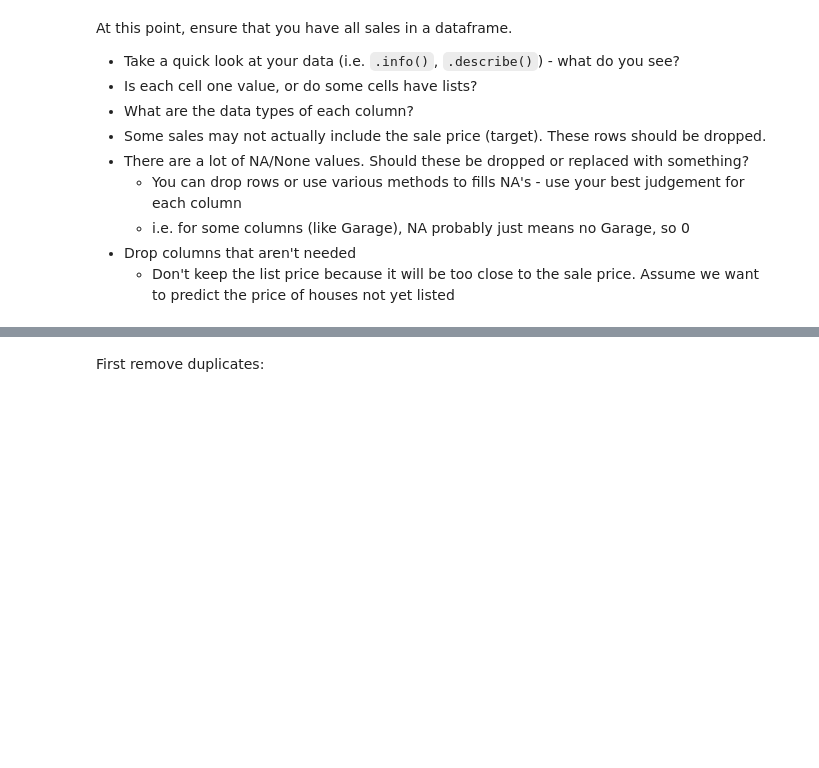
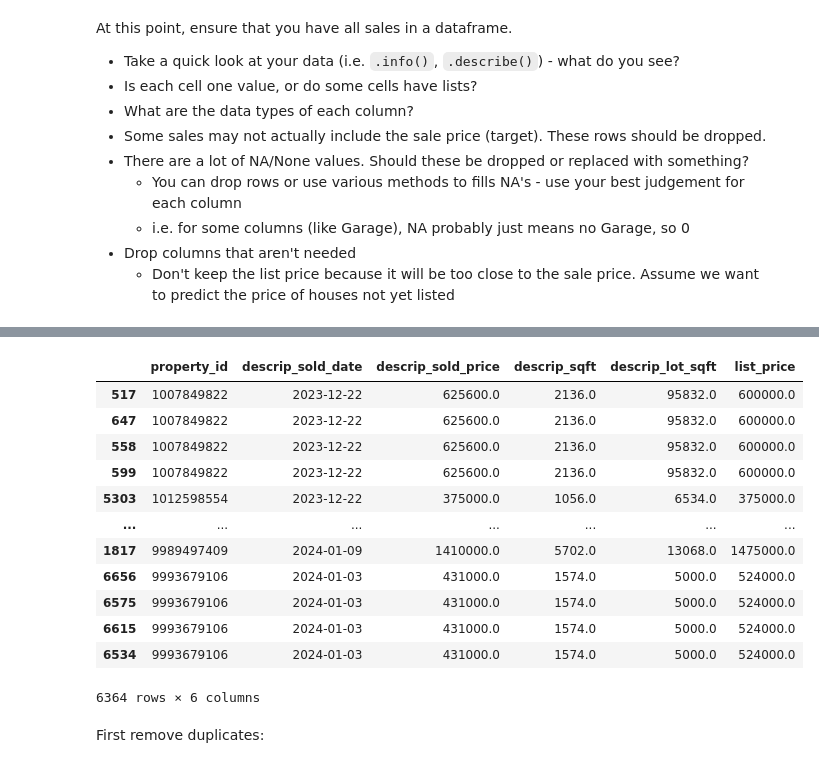
Before and after one commit to MeghanBarritt/midterm_project_datasci, a Jupyter notebook: notebooks/1 - EDA.ipynb, the cells around one changed output, grey strips where cells are left out. Saved outputs shown, nothing was run; the diff lists cells and outputs as text; code cells hidden in the pictures; blank space fills up the shorter version.

```diff
--- a/notebooks/1 - EDA.ipynb
+++ b/notebooks/1 - EDA.ipynb
@@ -51,3 +51,5 @@ At this point, ensure that you have all sales in a dataframe.
 # with_tags = extract_tags(raw_data)
 # %%
 # with_tags.to_pickle('pickles/with_tags.pkl')
+# %%
+test =raw_data.drop(['tags','products','community','lead_attributes'],axis=1)
@@ -54,3 +72,19 @@ At this point, ensure that you have all sales in a dataframe.
+# %%
+test.loc[test.duplicated()].sort_values('property_id')[['property_id','descrip_sold_date','descrip_sold_price','descrip_sqft','descrip_lot_sqft','list_price']]
+# %% [output]
+|  | property_id | descrip_sold_date | descrip_sold_price | descrip_sqft | descrip_lot_sqft | list_price |
+| 517 | 1007849822 | 2023-12-22 | 625600.0 | 2136.0 | 95832.0 | 600000.0 |
+| 647 | 1007849822 | 2023-12-22 | 625600.0 | 2136.0 | 95832.0 | 600000.0 |
+| 558 | 1007849822 | 2023-12-22 | 625600.0 | 2136.0 | 95832.0 | 600000.0 |
+| 599 | 1007849822 | 2023-12-22 | 625600.0 | 2136.0 | 95832.0 | 600000.0 |
+| 5303 | 1012598554 | 2023-12-22 | 375000.0 | 1056.0 | 6534.0 | 375000.0 |
+| ... | ... | ... | ... | ... | ... | ... |
+| 1817 | 9989497409 | 2024-01-09 | 1410000.0 | 5702.0 | 13068.0 | 1475000.0 |
+| 6656 | 9993679106 | 2024-01-03 | 431000.0 | 1574.0 | 5000.0 | 524000.0 |
+| 6575 | 9993679106 | 2024-01-03 | 431000.0 | 1574.0 | 5000.0 | 524000.0 |
+| 6615 | 9993679106 | 2024-01-03 | 431000.0 | 1574.0 | 5000.0 | 524000.0 |
+| 6534 | 9993679106 | 2024-01-03 | 431000.0 | 1574.0 | 5000.0 | 524000.0 |
+6364 rows × 6 columns
 # %% [markdown]
 First remove duplicates:
 # %%
```
Also changed, not shown: parts of 7 cells of this notebook, 5 other files.
